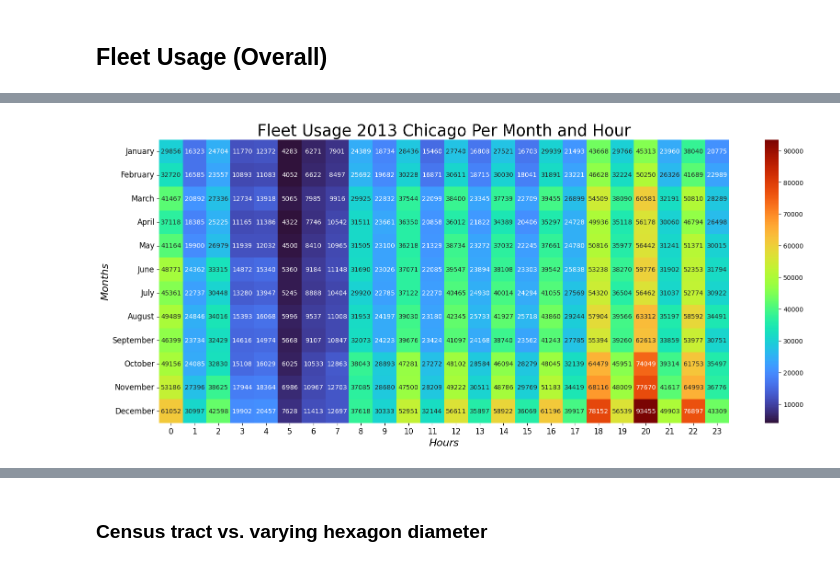
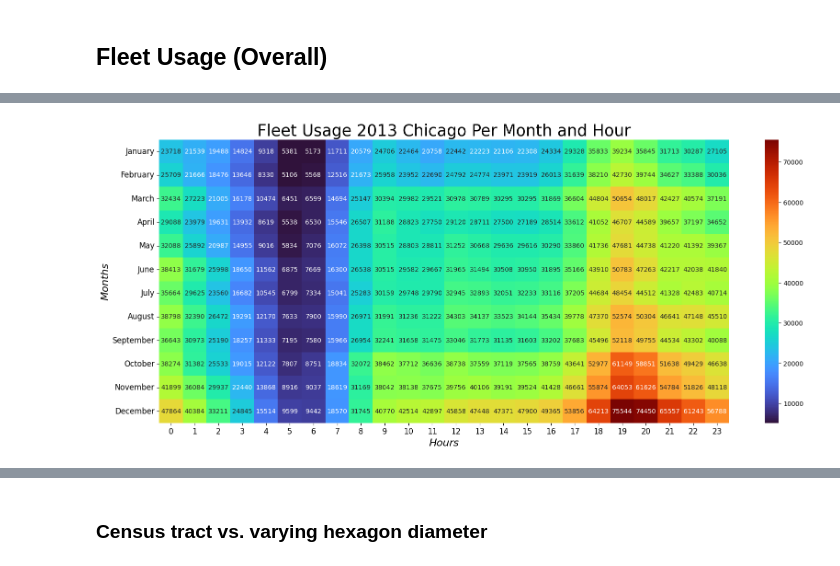
Before and after one commit to Hannah2800/AAA_2023_AdvancedPythonPandas, a Jupyter notebook: Task 2 - Descriptive (Spatial) Analytics - Fleet Usage.ipynb, the cells around one changed output, grey strips where cells are left out. Saved outputs shown, nothing was run; the diff lists cells and outputs as text; code cells hidden in the pictures.

Commit message:
created several plots for the overall fleet usage

```diff
--- a/Task 2 - Descriptive (Spatial) Analytics - Fleet Usage.ipynb
+++ b/Task 2 - Descriptive (Spatial) Analytics - Fleet Usage.ipynb
@@ -15,8 +16,8 @@ import matplotlib.pyplot as plt
 import pandas as pd
 import seaborn as sns
 # %%
-# import dataset
-dfChicago = pd.read_csv("data\datasets\df_chicago.csv")
-dfChicago.info()
+# import datasets
+dfChicago = pd.read_csv("data\datasets\df_chicago.csv.zip")
+dfChicago_hourly = pd.read_csv("data\datasets\df_chicago_hourly.csv")
 # %% [output]
 <class 'pandas.core.frame.DataFrame'>
@@ -140,0 +79,4 @@ dfFleet_usage_hourly_over_2013
+# %%
+# Preparation of feature subset of dfChicago in a single dataframe
+dfFleet_usage_over_2013 = pd.DataFrame(dfChicago, columns=['Trip_ID', 'start_time_month', 'start_time_hourly', 'start_time_day', 'dayOfWeek', 'start_time_week'])
+dfFleet_usage_over_2013
@@ -141,17 +210,20 @@ dfFleet_usage_hourly_over_2013
 # %%
-pivot = dfFleet_usage_hourly_over_2013.pivot(index='start_time_month', columns='start_time_hourly', values='Trip_ID')
+# calculation pivot table for correct layout in heatmap
+pivot = dfFleet_usage_over_2013.groupby(['start_time_month', 'start_time_hourly'])['Trip_ID'].count().reset_index().pivot(index='start_time_month', columns='start_time_hourly', values='Trip_ID')
 
+# adjusting figure size
 plt.figure(figsize = (20,8))
 
+# plotting seaborn heatmap
 hmap= sns.heatmap(pivot, cmap="turbo", annot=True, fmt="d", yticklabels=months)
 
 # styling the output heatmap plot
 plt.yticks(rotation=0, fontsize=12)
 plt.xticks(rotation=0, fontsize=12)
 hmap.set_xlabel('Hours', fontsize=16, style='oblique')
 hmap.set_ylabel('Months', fontsize=16, style='oblique')
 hmap.axes.set_title("Fleet Usage 2013 Chicago Per Month and Hour", fontsize=25)
 
 plt.show()
 # %% [output]
-[figure, old version]
+[figure, new version]
```
Also changed, not shown: parts of 17 cells of this notebook.
